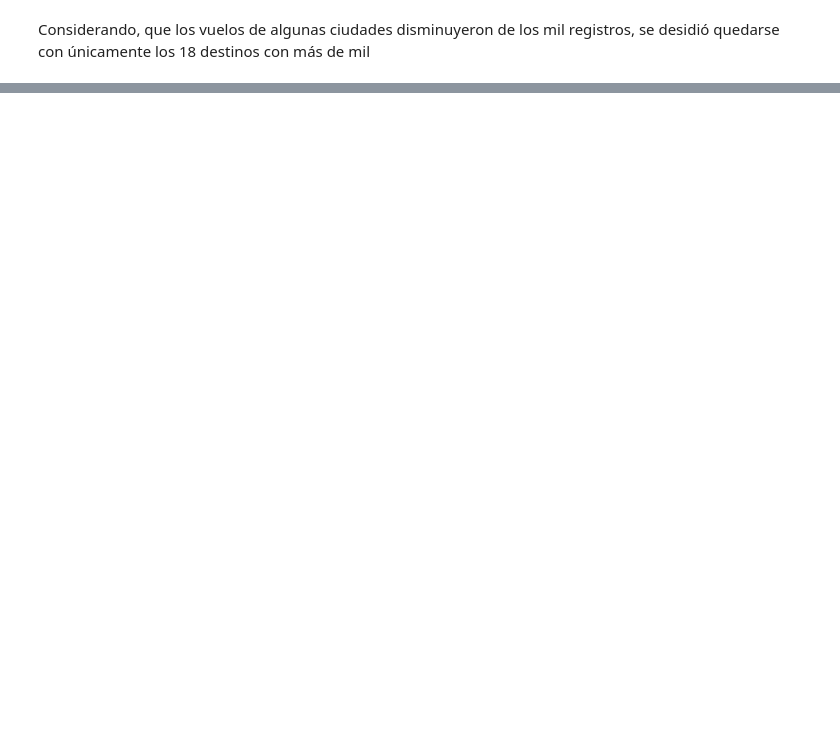
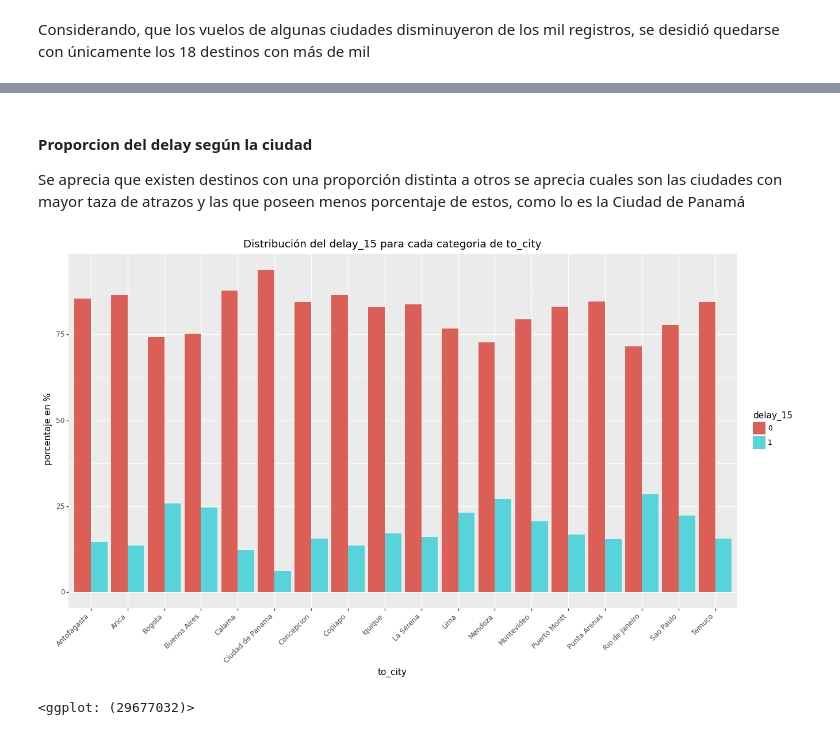
Before and after one commit to rolftb/Challenge-Data-Scientist-Rolf-Traeger, a Jupyter notebook: Transformacion.ipynb, the cells around one changed output, grey strips where cells are left out. Cells and saved outputs as stored; diff of their text form; code cells hidden in the pictures; blank space fills up the shorter version.

```diff
--- a/Transformacion.ipynb
+++ b/Transformacion.ipynb
@@ -1145,0 +1197,37 @@ df_total[df_total.delay_15 != 0].groupby("mes_name").count()
+# %% [markdown]
+#### Proporcion del delay según la ciudad
+Se aprecia que existen destinos con una proporción distinta a otros se aprecia cuales son las ciudades con mayor taza de atrazos y las que poseen menos porcentaje de estos, como lo es la Ciudad de Panamá
+# %%
+# to_city
+g_x_label="to_city"
+# g_y_label="count_reg"
+g_y_label="porcentaje en %"
+
+g_fill_label="delay_15"
+# g_title = (f"Distribución g_y_label} por"
+#            f"\n {g_x_label} y segementado por {g_fill_label}")
+g_title = (f"Distribución del {g_fill_label} para cada categoria de {g_x_label}"
+)
+
+df_g = df_groupby_subtotal(
+                df_data,
+                [g_x_label,g_fill_label],
+              #   "id_vuelo"
+                ).reset_index()
+
+df_g[g_fill_label] = df_g[g_fill_label].astype("category")
+
+graf_out =(ggplot(df_g, aes(x=g_x_label,
+                                y=g_y_label,
+                                fill=g_fill_label))
+                                + geom_col(position=position_dodge(width=0.9))
+                                +ggtitle(g_title)
+                                +theme(axis_text_x =
+                                       element_text(angle=45, hjust=1),
+                                       figure_size=(15,8))
+                            #     + scale_x_discrete(limits= exp_lib.array_mes_name)
+                )
+graf_out
+# %% [output]
+[figure, added]
+<ggplot: (29677032)>
```
Also changed, not shown: parts of 31 cells of this notebook.
